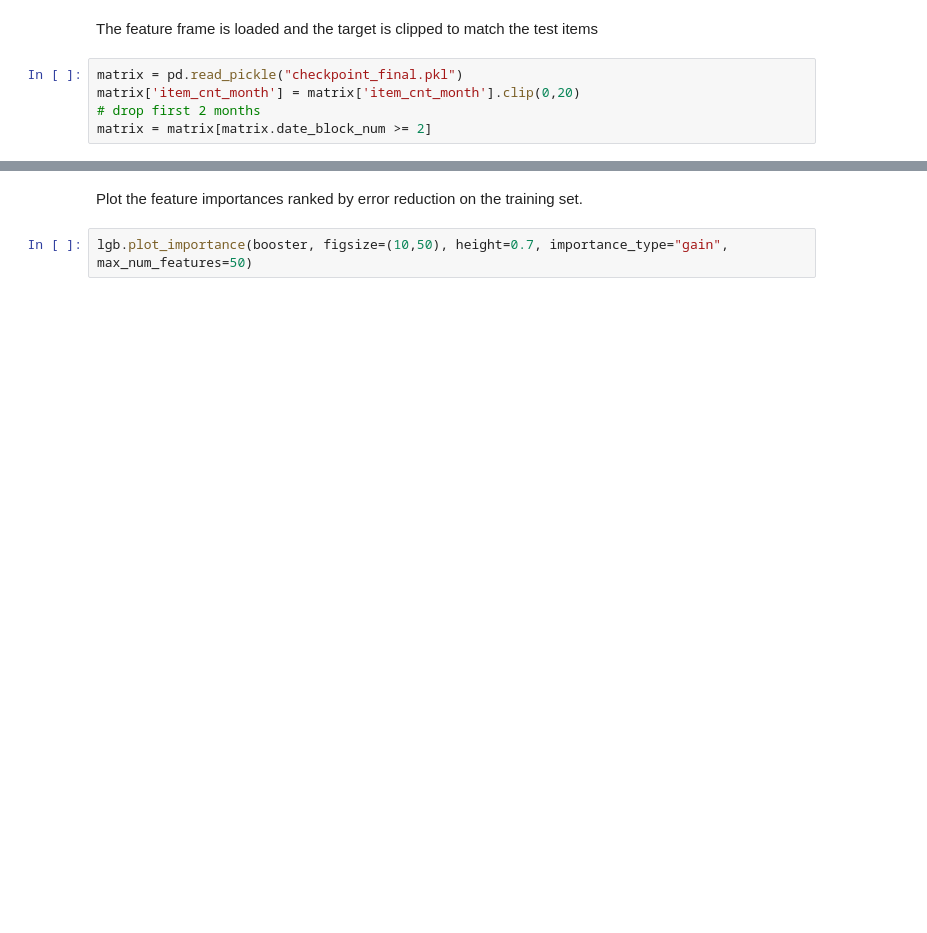
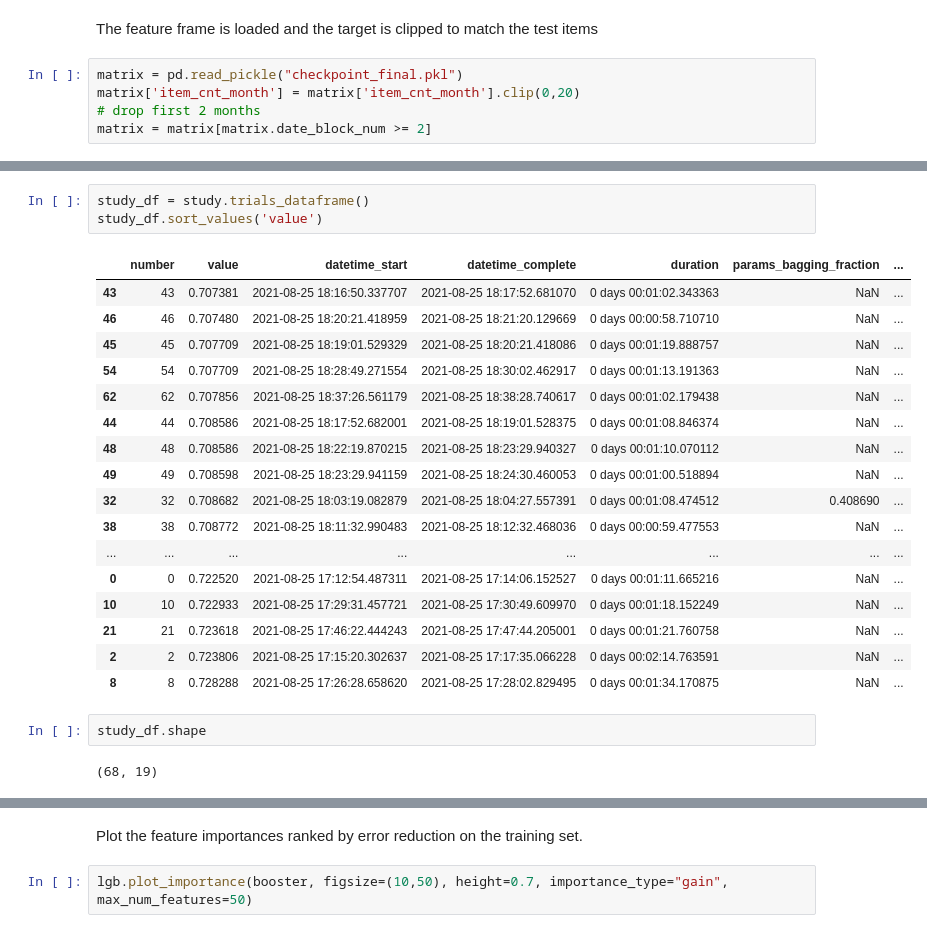
Before and after one commit to beatwad/predict_future_sales, a Jupyter notebook: top-1-predict-future-sales-features-lightgbm.ipynb, the cells around one changed output, grey strips where cells are left out. Cells and saved outputs as stored; diff of their text form; blank space fills up the shorter version.

```diff
--- a/top-1-predict-future-sales-features-lightgbm.ipynb
+++ b/top-1-predict-future-sales-features-lightgbm.ipynb
@@ -1541,0 +1793,25 @@ Did not meet early stopping. Best iteration is:
+# %%
+study_df = study.trials_dataframe()
+study_df.sort_values('value')
+# %% [output]
+|  | number | value | datetime_start | datetime_complete | duration | params_bagging_fraction | ... |
+| 43 | 43 | 0.707381 | 2021-08-25 18:16:50.337707 | 2021-08-25 18:17:52.681070 | 0 days 00:01:02.343363 | NaN | ... |
+| 46 | 46 | 0.707480 | 2021-08-25 18:20:21.418959 | 2021-08-25 18:21:20.129669 | 0 days 00:00:58.710710 | NaN | ... |
+| 45 | 45 | 0.707709 | 2021-08-25 18:19:01.529329 | 2021-08-25 18:20:21.418086 | 0 days 00:01:19.888757 | NaN | ... |
+| 54 | 54 | 0.707709 | 2021-08-25 18:28:49.271554 | 2021-08-25 18:30:02.462917 | 0 days 00:01:13.191363 | NaN | ... |
+| 62 | 62 | 0.707856 | 2021-08-25 18:37:26.561179 | 2021-08-25 18:38:28.740617 | 0 days 00:01:02.179438 | NaN | ... |
+| 44 | 44 | 0.708586 | 2021-08-25 18:17:52.682001 | 2021-08-25 18:19:01.528375 | 0 days 00:01:08.846374 | NaN | ... |
+| 48 | 48 | 0.708586 | 2021-08-25 18:22:19.870215 | 2021-08-25 18:23:29.940327 | 0 days 00:01:10.070112 | NaN | ... |
+| 49 | 49 | 0.708598 | 2021-08-25 18:23:29.941159 | 2021-08-25 18:24:30.460053 | 0 days 00:01:00.518894 | NaN | ... |
+| 32 | 32 | 0.708682 | 2021-08-25 18:03:19.082879 | 2021-08-25 18:04:27.557391 | 0 days 00:01:08.474512 | 0.408690 | ... |
+| 38 | 38 | 0.708772 | 2021-08-25 18:11:32.990483 | 2021-08-25 18:12:32.468036 | 0 days 00:00:59.477553 | NaN | ... |
+| ... | ... | ... | ... | ... | ... | ... | ... |
+| 0 | 0 | 0.722520 | 2021-08-25 17:12:54.487311 | 2021-08-25 17:14:06.152527 | 0 days 00:01:11.665216 | NaN | ... |
+| 10 | 10 | 0.722933 | 2021-08-25 17:29:31.457721 | 2021-08-25 17:30:49.609970 | 0 days 00:01:18.152249 | NaN | ... |
+| 21 | 21 | 0.723618 | 2021-08-25 17:46:22.444243 | 2021-08-25 17:47:44.205001 | 0 days 00:01:21.760758 | NaN | ... |
+| 2 | 2 | 0.723806 | 2021-08-25 17:15:20.302637 | 2021-08-25 17:17:35.066228 | 0 days 00:02:14.763591 | NaN | ... |
+| 8 | 8 | 0.728288 | 2021-08-25 17:26:28.658620 | 2021-08-25 17:28:02.829495 | 0 days 00:01:34.170875 | NaN | ... |
+# %%
+study_df.shape
+# %% [output]
+(68, 19)
```
Also changed, not shown: parts of 23 cells of this notebook, 1 other file.
